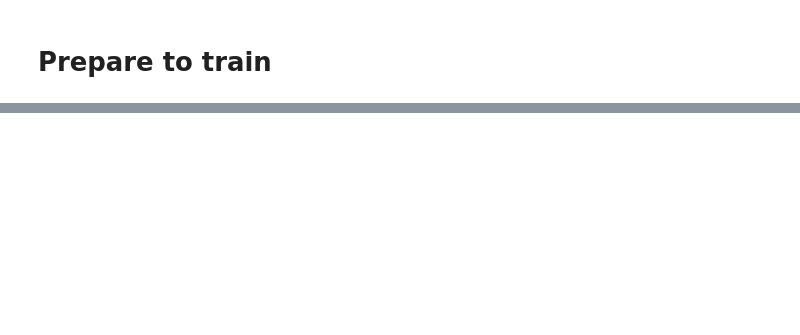
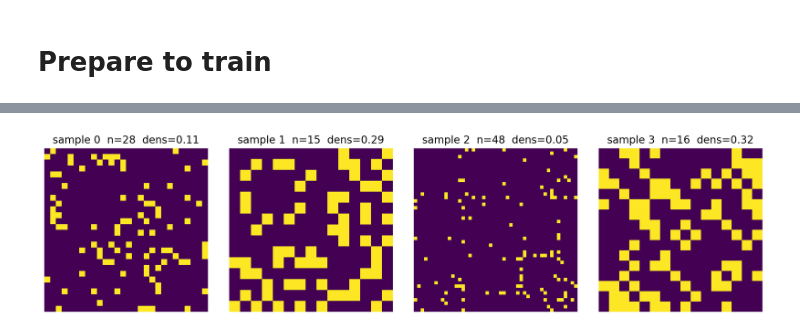
Before and after one commit to Lotfollahi-lab/g2t-reproducibility, a Jupyter notebook: experiments/ggsd/00_proteins_baseline/notebooks/ggsd_training.ipynb, the cells around one changed output, grey strips where cells are left out. Saved outputs shown, nothing was run; the diff lists cells and outputs as text; code cells hidden in the pictures; blank space fills up the shorter version.

```diff
--- a/experiments/ggsd/00_proteins_baseline/notebooks/ggsd_training.ipynb
+++ b/experiments/ggsd/00_proteins_baseline/notebooks/ggsd_training.ipynb
@@ -1217,0 +304,19 @@ IndexError: Dimension out of range (expected to be in range of [-1, 0], but got
+# %%
+diff_ckpt, diff_hist = train_diffusion(
+    dataset="proteins",
+    k=16,
+    smallest=False,     # (paper trains both 16 smallest and 32 largest; we start here)
+    scaler="standard",
+    batch_size=128,
+    lr=1e-4,
+    num_steps=1000,
+    layers=6,           # grid {6, 9, 12} in paper;
+    latent_dim=256,
+    seed=2023,
+    max_epochs=100,    # early stopping will stop earlier if converged
+    val_check_interval=2000,
+    patience=100,
+)
+
+plot_history(diff_hist, ["loss"], "Diffusion training loss (↓ better)")
+print("Checkpoint saved to:", diff_ckpt)
@@ -1217,0 +454,27 @@ IndexError: Dimension out of range (expected to be in range of [-1, 0], but got
+# %%
+# Visualize first few reconstructions
+n_show = min(4, XX.shape[0])
+plt.figure(figsize=(3*n_show, 3))
+
+densities = []
+for i in range(n_show):
+    # crop to the effective size
+    n_i = effective_n(XX[i, :, :k])
+    phi = XX[i, :n_i, :k]
+    lam = YY[i, 0, :k]
+
+    # degree-based reconstruction (closest to the paper's Section 5.2)
+    A_deg = reconstruct_adj_via_degree(phi, lam)
+
+    dens = float(A_deg.mean().item())
+    densities.append(dens)
+
+    ax = plt.subplot(1, n_show, i+1)
+    ax.imshow(A_deg, interpolation='nearest')
+    ax.set_title(f"sample {i}  n={n_i}  dens={dens:.2f}")
+    ax.axis('off')
+
+plt.tight_layout()
+plt.show()
+# %% [output]
+[figure, added]
```
Also changed, not shown: parts of 58 cells of this notebook, 4 other files.
